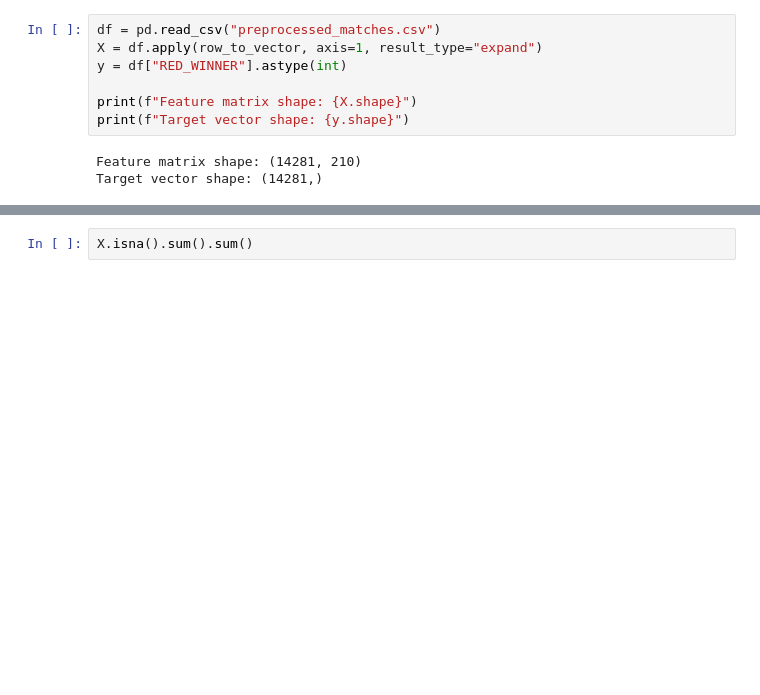
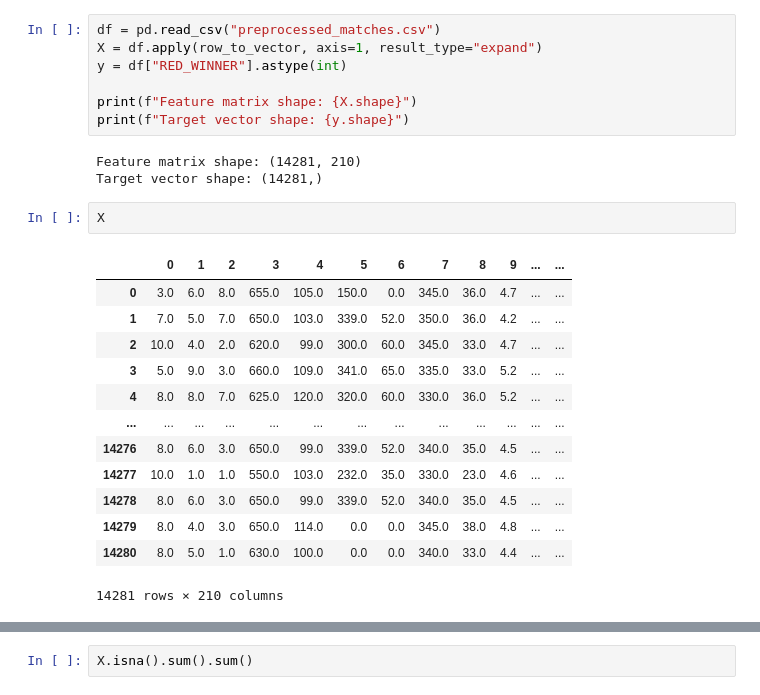
Before and after one commit to R-Rajaie/cs171-lol-draft-analysis, a Jupyter notebook: src/sai/gb_model.ipynb, the cells around one changed output, grey strips where cells are left out. Drawn from its saved outputs; the diff is of its cells as text; blank space fills up the shorter version.

```diff
--- a/src/sai/gb_model.ipynb
+++ b/src/sai/gb_model.ipynb
@@ -71,3 +67,19 @@ print(f"Target vector shape: {y.shape}")
 # %% [output]
 Feature matrix shape: (14281, 210)
 Target vector shape: (14281,)
+# %%
+X
+# %% [output]
+|  | 0 | 1 | 2 | 3 | 4 | 5 | 6 | 7 | 8 | 9 | ... | ... |
+| 0 | 3.0 | 6.0 | 8.0 | 655.0 | 105.0 | 150.0 | 0.0 | 345.0 | 36.0 | 4.7 | ... | ... |
+| 1 | 7.0 | 5.0 | 7.0 | 650.0 | 103.0 | 339.0 | 52.0 | 350.0 | 36.0 | 4.2 | ... | ... |
+| 2 | 10.0 | 4.0 | 2.0 | 620.0 | 99.0 | 300.0 | 60.0 | 345.0 | 33.0 | 4.7 | ... | ... |
+| 3 | 5.0 | 9.0 | 3.0 | 660.0 | 109.0 | 341.0 | 65.0 | 335.0 | 33.0 | 5.2 | ... | ... |
+| 4 | 8.0 | 8.0 | 7.0 | 625.0 | 120.0 | 320.0 | 60.0 | 330.0 | 36.0 | 5.2 | ... | ... |
+| ... | ... | ... | ... | ... | ... | ... | ... | ... | ... | ... | ... | ... |
+| 14276 | 8.0 | 6.0 | 3.0 | 650.0 | 99.0 | 339.0 | 52.0 | 340.0 | 35.0 | 4.5 | ... | ... |
+| 14277 | 10.0 | 1.0 | 1.0 | 550.0 | 103.0 | 232.0 | 35.0 | 330.0 | 23.0 | 4.6 | ... | ... |
+| 14278 | 8.0 | 6.0 | 3.0 | 650.0 | 99.0 | 339.0 | 52.0 | 340.0 | 35.0 | 4.5 | ... | ... |
+| 14279 | 8.0 | 4.0 | 3.0 | 650.0 | 114.0 | 0.0 | 0.0 | 345.0 | 38.0 | 4.8 | ... | ... |
+| 14280 | 8.0 | 5.0 | 1.0 | 630.0 | 100.0 | 0.0 | 0.0 | 340.0 | 33.0 | 4.4 | ... | ... |
+14281 rows × 210 columns
```
Also changed, not shown: parts of 13 cells of this notebook, 1 other file.
